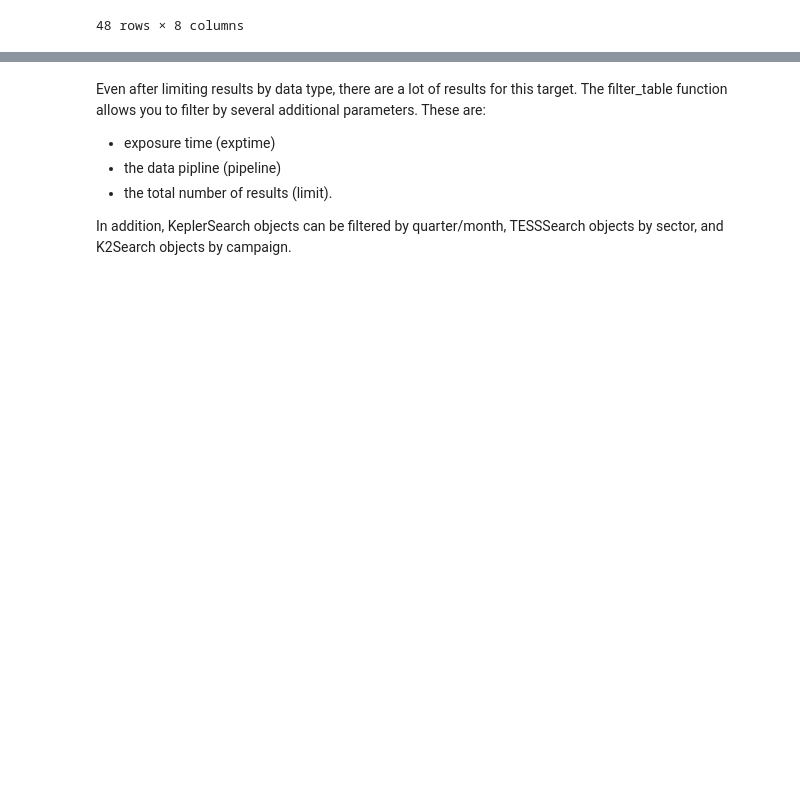
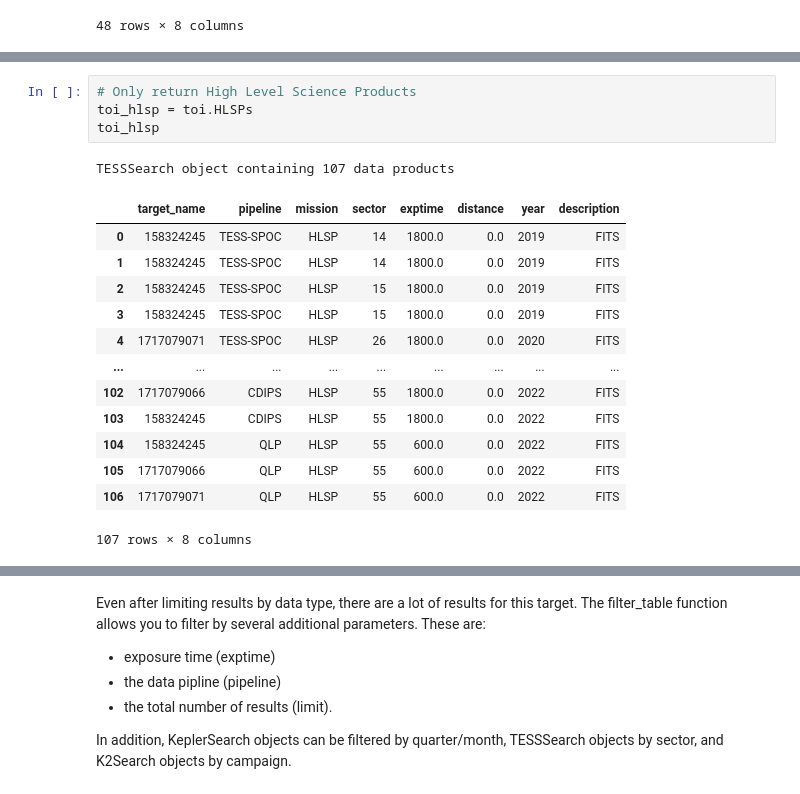
Before and after one commit to lightkurve/lksearch, a Jupyter notebook: docs/tutorials/Example_searches.ipynb, the cells around one changed output, grey strips where cells are left out. Cells and saved outputs as stored; diff of their text form; blank space fills up the shorter version.

```diff
--- a/docs/tutorials/Example_searches.ipynb
+++ b/docs/tutorials/Example_searches.ipynb
@@ -197 +199,20 @@ TESSSearch object containing 104 data products
 104 rows × 8 columns
+# %%
+# Only return High Level Science Products
+toi_hlsp = toi.HLSPs
+toi_hlsp
+# %% [output]
+TESSSearch object containing 107 data products
+|  | target_name | pipeline | mission | sector | exptime | distance | year | description |
+| 0 | 158324245 | TESS-SPOC | HLSP | 14 | 1800.0 | 0.0 | 2019 | FITS |
+| 1 | 158324245 | TESS-SPOC | HLSP | 14 | 1800.0 | 0.0 | 2019 | FITS |
+| 2 | 158324245 | TESS-SPOC | HLSP | 15 | 1800.0 | 0.0 | 2019 | FITS |
+| 3 | 158324245 | TESS-SPOC | HLSP | 15 | 1800.0 | 0.0 | 2019 | FITS |
+| 4 | 1717079071 | TESS-SPOC | HLSP | 26 | 1800.0 | 0.0 | 2020 | FITS |
+| ... | ... | ... | ... | ... | ... | ... | ... | ... |
+| 102 | 1717079066 | CDIPS | HLSP | 55 | 1800.0 | 0.0 | 2022 | FITS |
+| 103 | 158324245 | CDIPS | HLSP | 55 | 1800.0 | 0.0 | 2022 | FITS |
+| 104 | 158324245 | QLP | HLSP | 55 | 600.0 | 0.0 | 2022 | FITS |
+| 105 | 1717079066 | QLP | HLSP | 55 | 600.0 | 0.0 | 2022 | FITS |
+| 106 | 1717079071 | QLP | HLSP | 55 | 600.0 | 0.0 | 2022 | FITS |
+107 rows × 8 columns
```
Also changed, not shown: parts of 41 cells of this notebook, 4 other files.
